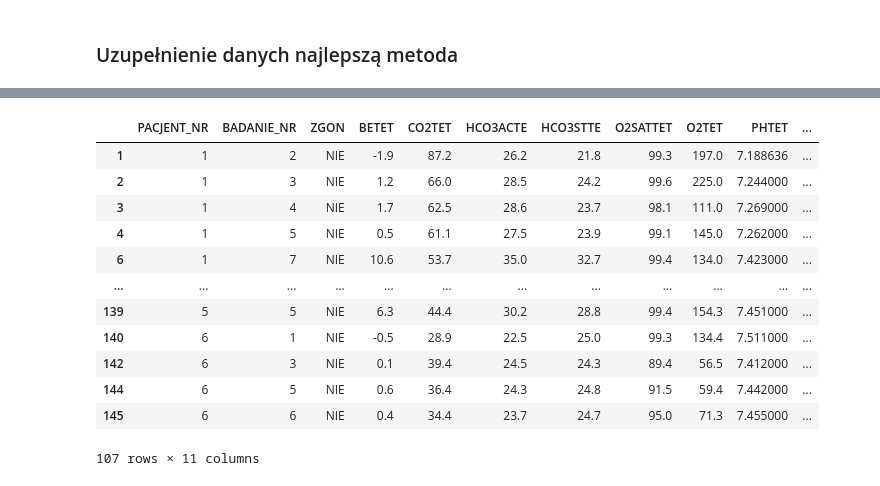
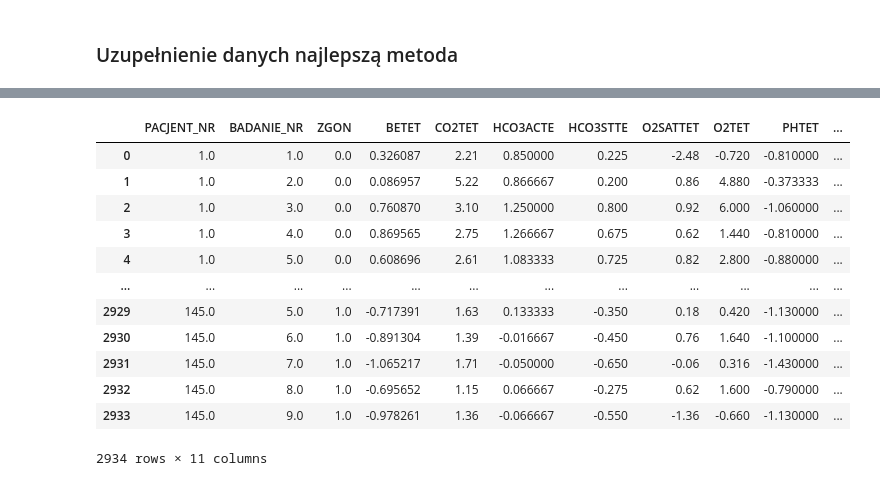
Before and after one commit to dorota10/GasometryTimeSeriesAnalysis, a Jupyter notebook: gasometry_analysis/przygotowanie_danych.ipynb, the cells around one changed output, grey strips where cells are left out. Drawn from its saved outputs; the diff is of its cells as text; code cells hidden in the pictures.

```diff
--- a/gasometry_analysis/przygotowanie_danych.ipynb
+++ b/gasometry_analysis/przygotowanie_danych.ipynb
@@ -236,18 +225,22 @@ df6 = df.groupby('PACJENT_NR').filter(lambda x: x['BADANIE_NR'].max() > 6)
-# %%
-df6=df.iloc[id6,]
-df6.sort_values(["PACJENT_NR", "BADANIE_NR"])
-# %% [output]
-|  | PACJENT_NR | BADANIE_NR | ZGON | BETET | CO2TET | HCO3ACTE | HCO3STTE | O2SATTET | O2TET | PHTET | ... |
-| 1 | 1 | 2 | NIE | -1.9 | 87.2 | 26.2 | 21.8 | 99.3 | 197.0 | 7.188636 | ... |
-| 2 | 1 | 3 | NIE | 1.2 | 66.0 | 28.5 | 24.2 | 99.6 | 225.0 | 7.244000 | ... |
-| 3 | 1 | 4 | NIE | 1.7 | 62.5 | 28.6 | 23.7 | 98.1 | 111.0 | 7.269000 | ... |
-| 4 | 1 | 5 | NIE | 0.5 | 61.1 | 27.5 | 23.9 | 99.1 | 145.0 | 7.262000 | ... |
-| 6 | 1 | 7 | NIE | 10.6 | 53.7 | 35.0 | 32.7 | 99.4 | 134.0 | 7.423000 | ... |
-| ... | ... | ... | ... | ... | ... | ... | ... | ... | ... | ... | ... |
-| 139 | 5 | 5 | NIE | 6.3 | 44.4 | 30.2 | 28.8 | 99.4 | 154.3 | 7.451000 | ... |
-| 140 | 6 | 1 | NIE | -0.5 | 28.9 | 22.5 | 25.0 | 99.3 | 134.4 | 7.511000 | ... |
-| 142 | 6 | 3 | NIE | 0.1 | 39.4 | 24.5 | 24.3 | 89.4 | 56.5 | 7.412000 | ... |
-| 144 | 6 | 5 | NIE | 0.6 | 36.4 | 24.3 | 24.8 | 91.5 | 59.4 | 7.442000 | ... |
-| 145 | 6 | 6 | NIE | 0.4 | 34.4 | 23.7 | 24.7 | 95.0 | 71.3 | 7.455000 | ... |
-107 rows × 11 columns
+# %%
+#wypełnianie braków metodą K najbliższych sąsiadów
+imputer = KNNImputer(n_neighbors=12)
+df_pom=pd.DataFrame();
+
+df_prepared = pd.DataFrame(imputer.fit_transform(df_pom), columns=df_pom.columns)
+df_prepared
+# %% [output]
+|  | PACJENT_NR | BADANIE_NR | ZGON | BETET | CO2TET | HCO3ACTE | HCO3STTE | O2SATTET | O2TET | PHTET | ... |
+| 0 | 1.0 | 1.0 | 0.0 | 0.326087 | 2.21 | 0.850000 | 0.225 | -2.48 | -0.720 | -0.810000 | ... |
+| 1 | 1.0 | 2.0 | 0.0 | 0.086957 | 5.22 | 0.866667 | 0.200 | 0.86 | 4.880 | -0.373333 | ... |
+| 2 | 1.0 | 3.0 | 0.0 | 0.760870 | 3.10 | 1.250000 | 0.800 | 0.92 | 6.000 | -1.060000 | ... |
+| 3 | 1.0 | 4.0 | 0.0 | 0.869565 | 2.75 | 1.266667 | 0.675 | 0.62 | 1.440 | -0.810000 | ... |
+| 4 | 1.0 | 5.0 | 0.0 | 0.608696 | 2.61 | 1.083333 | 0.725 | 0.82 | 2.800 | -0.880000 | ... |
+| ... | ... | ... | ... | ... | ... | ... | ... | ... | ... | ... | ... |
+| 2929 | 145.0 | 5.0 | 1.0 | -0.717391 | 1.63 | 0.133333 | -0.350 | 0.18 | 0.420 | -1.130000 | ... |
+| 2930 | 145.0 | 6.0 | 1.0 | -0.891304 | 1.39 | -0.016667 | -0.450 | 0.76 | 1.640 | -1.100000 | ... |
+| 2931 | 145.0 | 7.0 | 1.0 | -1.065217 | 1.71 | -0.050000 | -0.650 | -0.06 | 0.316 | -1.430000 | ... |
+| 2932 | 145.0 | 8.0 | 1.0 | -0.695652 | 1.15 | 0.066667 | -0.275 | 0.62 | 1.600 | -0.790000 | ... |
+| 2933 | 145.0 | 9.0 | 1.0 | -0.978261 | 1.36 | -0.066667 | -0.550 | -1.36 | -0.660 | -1.130000 | ... |
+2934 rows × 11 columns
 # %%
```
Also changed, not shown: parts of 38 cells of this notebook, 6 other files.
